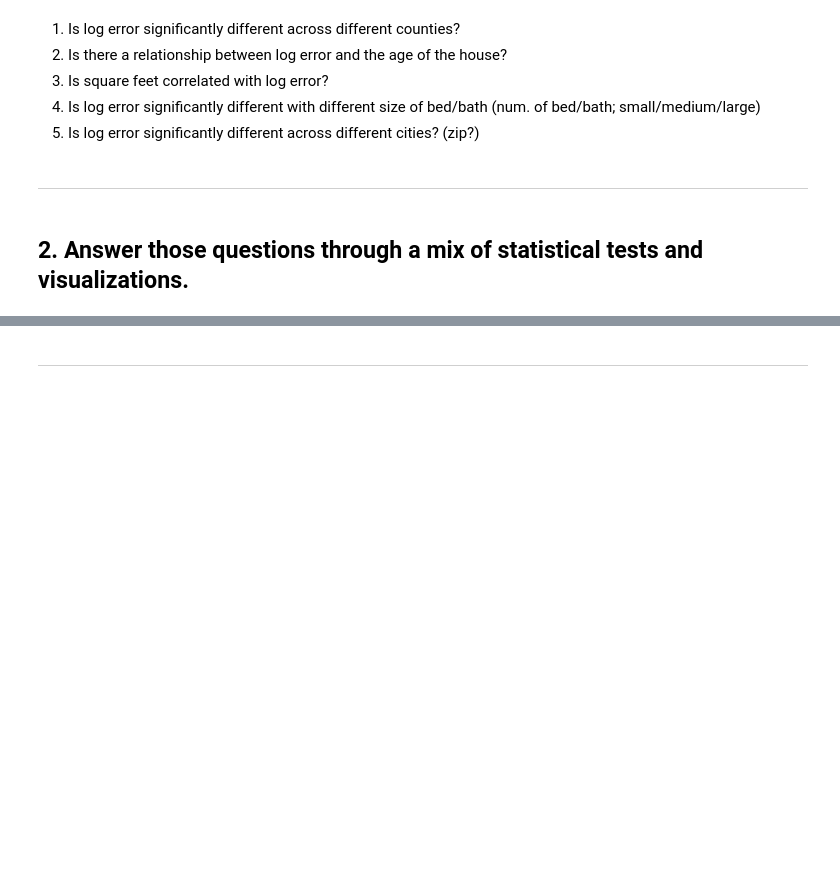
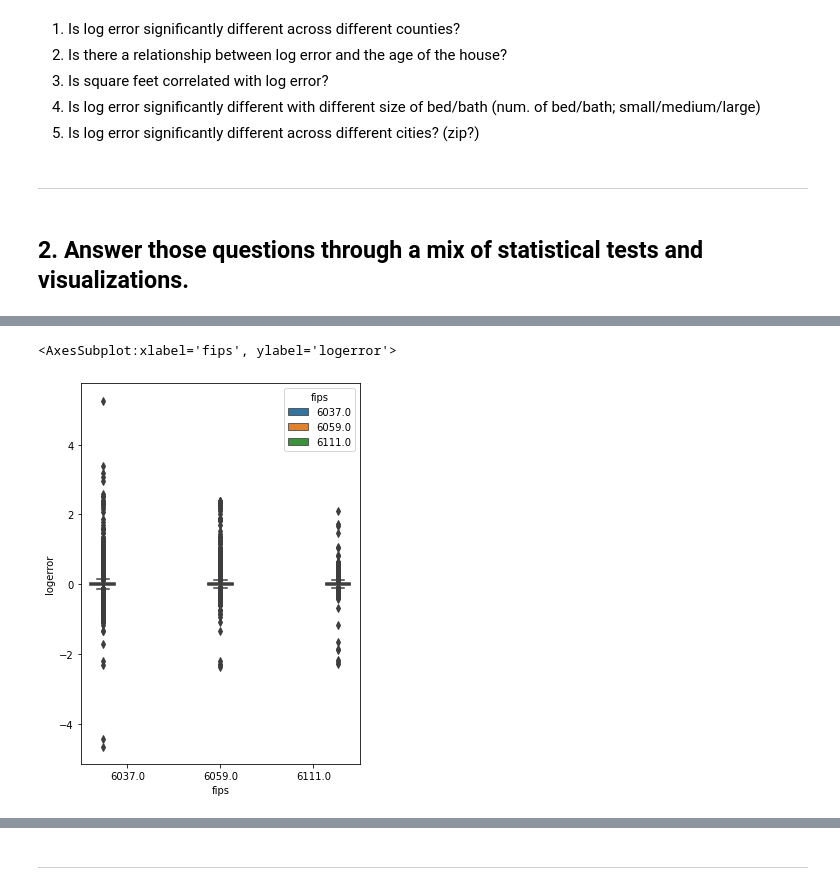
Before and after one commit to m3redithw/clustering-exercises, a Jupyter notebook: explore_zillow.ipynb, the cells around one changed output, grey strips where cells are left out. Drawn from its saved outputs; the diff is of its cells as text; code cells hidden in the pictures; blank space fills up the shorter version.

```diff
--- a/explore_zillow.ipynb
+++ b/explore_zillow.ipynb
@@ -223,0 +301,6 @@ for i, col in enumerate(cols):
+# %%
+plt.figure(figsize=(5,7))
+sns.boxplot(x='fips', y='logerror',hue = 'fips', data = train)
+# %% [output]
+<AxesSubplot:xlabel='fips', ylabel='logerror'>
+[figure, added]
```
Also changed, not shown: parts of 30 cells of this notebook.
